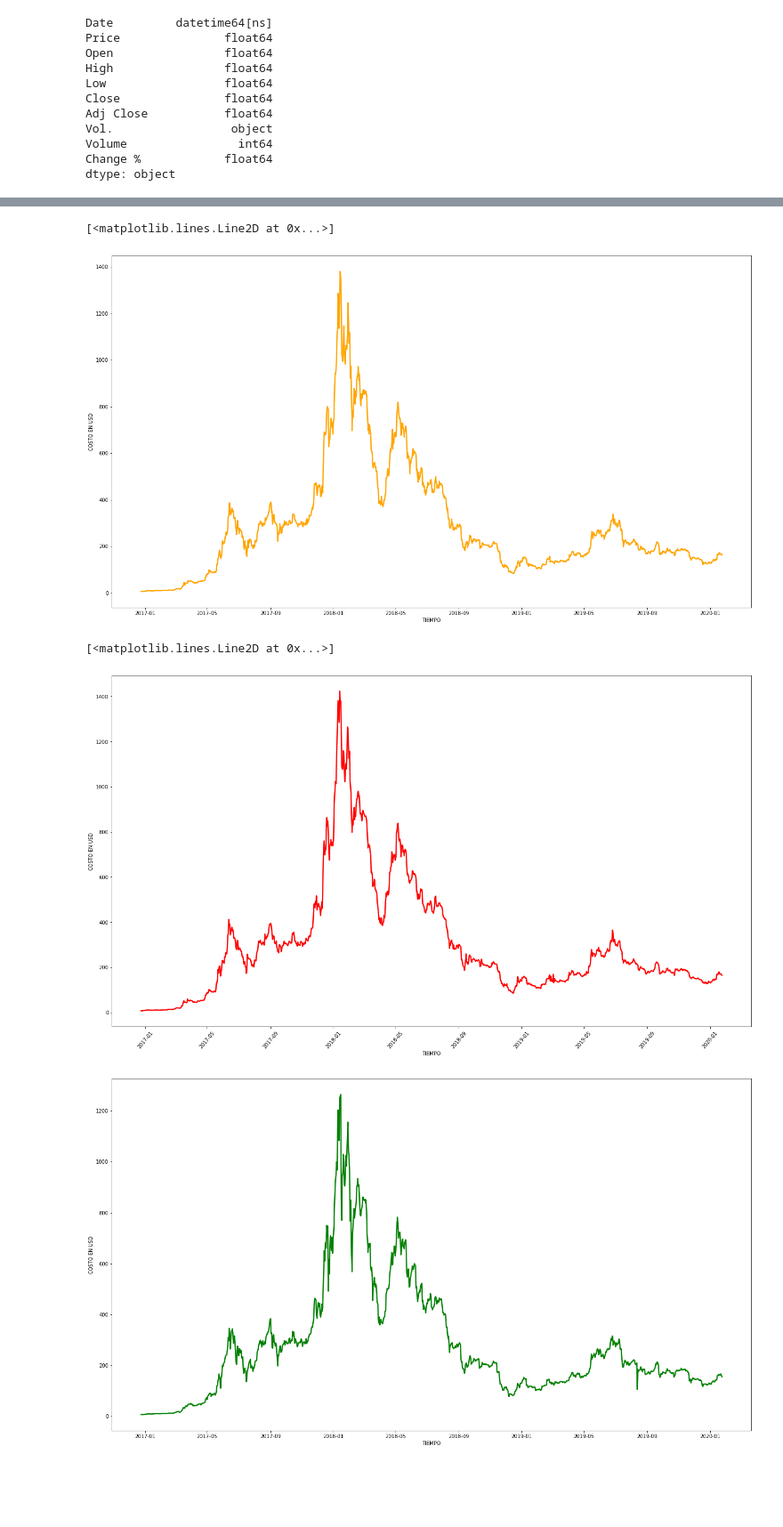
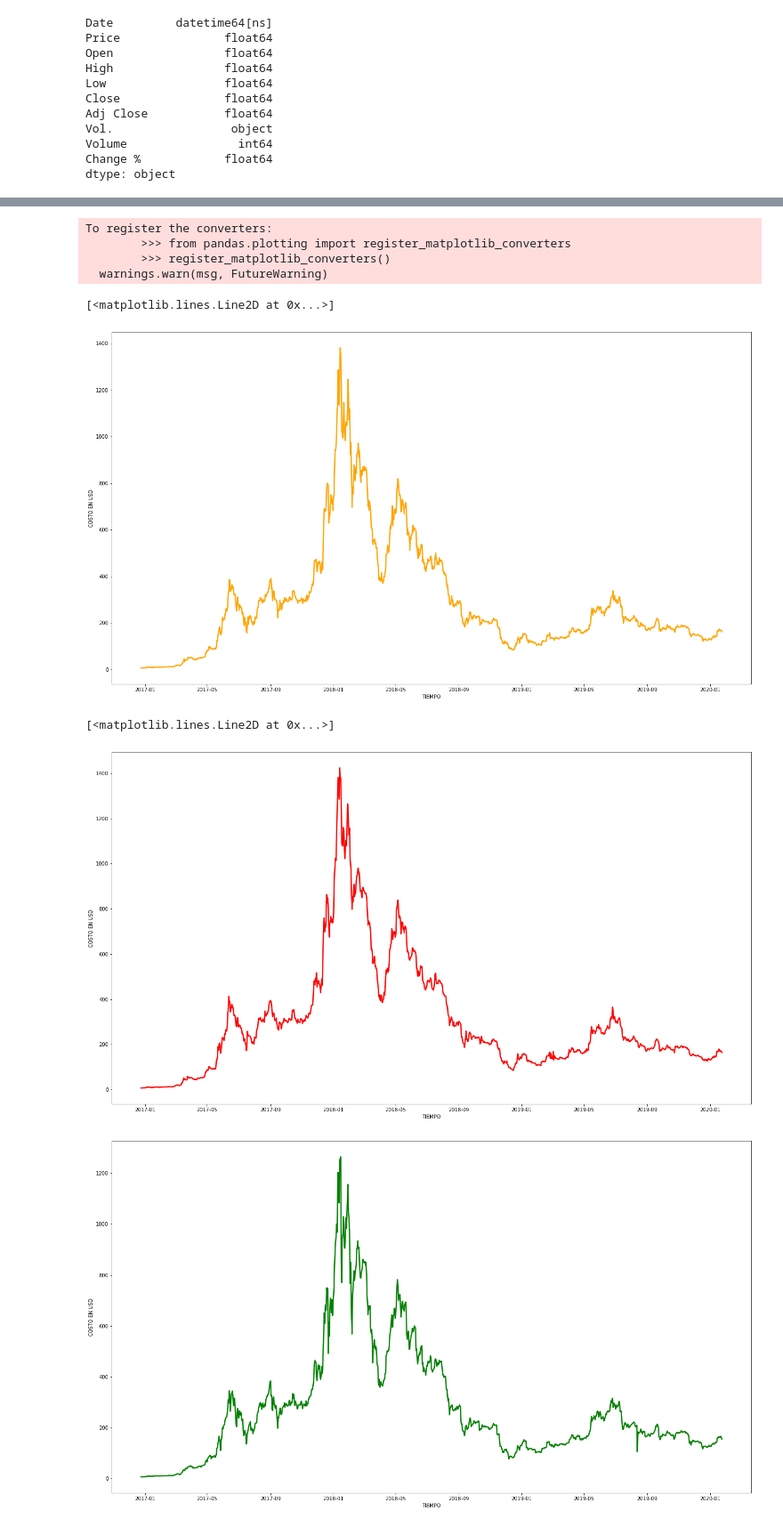
Before and after one commit to ironhack-datalabs/datamex0120, a Jupyter notebook: module-1/web-project/your-code/Untitled.ipynb, the cells around one changed output, grey strips where cells are left out. Shown at 89% size. Cells and saved outputs as stored; diff of their text form; code cells hidden in the pictures; blank space fills up the shorter version.

```diff
--- a/module-1/web-project/your-code/Untitled.ipynb
+++ b/module-1/web-project/your-code/Untitled.ipynb
@@ -22,7 +22,7 @@ csv_df.tail(5)
 # request de la api de cryptocompare
 # %%
 # ultimas 1000 transacciones registradas en el mercado de etherium por dia, todos los precios son en usd
-response = requests.get('https://min-api.cryptocompare.com/data/v2/histoday?fsym=ETH&tsym=USD&limit=1126')
+response = requests.get('https://min-api.cryptocompare.com/data/v2/histoday?fsym=ETH&tsym=USD&limit=1127')
 read = response.json()
 high = []
 low = []
@@ -133,18 +133,21 @@ ope = final3['Open']
 #plt.xticks(rotation=degrees)
 plt.plot(date, ope,linewidth=2.5,color = 'orange' )
 # %% [output]
-[<matplotlib.lines.Line2D at 0x...>]
+To register the converters:
+        >>> from pandas.plotting import register_matplotlib_converters
+        >>> register_matplotlib_converters()
+  warnings.warn(msg, FutureWarning)
+[<matplotlib.lines.Line2D at 0x...>]
 [figure]
 # %%
 plt.figure(figsize=[23,13],edgecolor='black',frameon=False)
 plt.xlabel('TIEMPO')
 plt.ylabel('COSTO EN USD')
 hig = final3['High']
-plt.xticks(rotation=degrees)
 plt.plot(date,hig,linewidth=2.5, color='red')
 # %% [output]
 [<matplotlib.lines.Line2D at 0x...>]
-[figure, old version]
+[figure, new version]
 # %%
 plt.figure(figsize=[23,13],edgecolor='black',frameon=False)
 plt.xlabel('TIEMPO')
```
Also changed, not shown: parts of 8 cells of this notebook.
